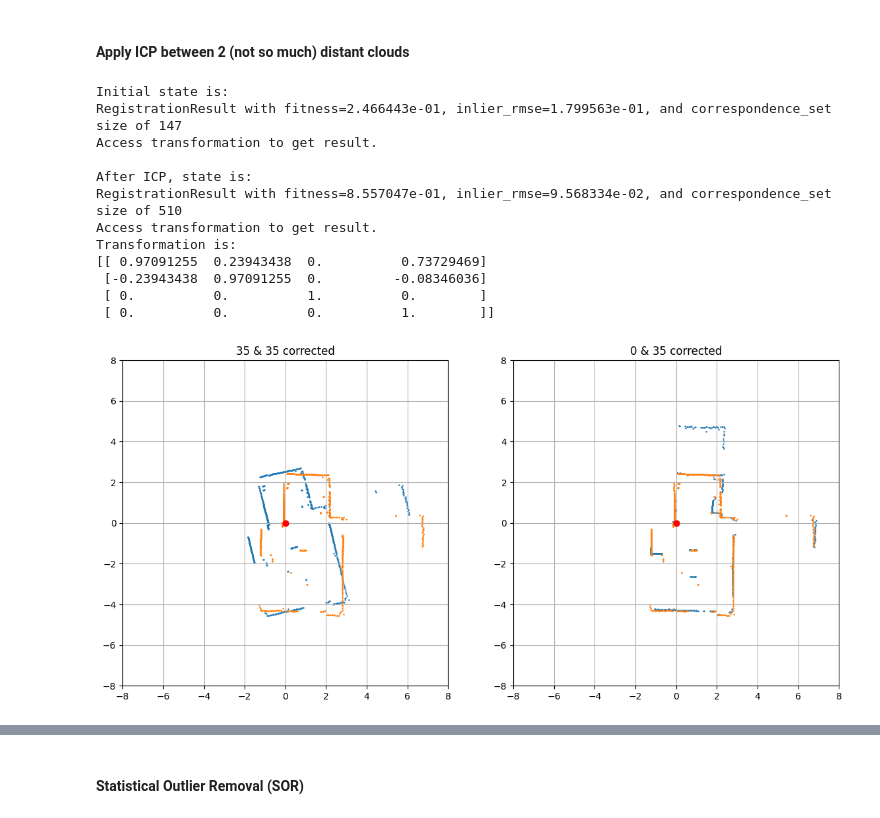
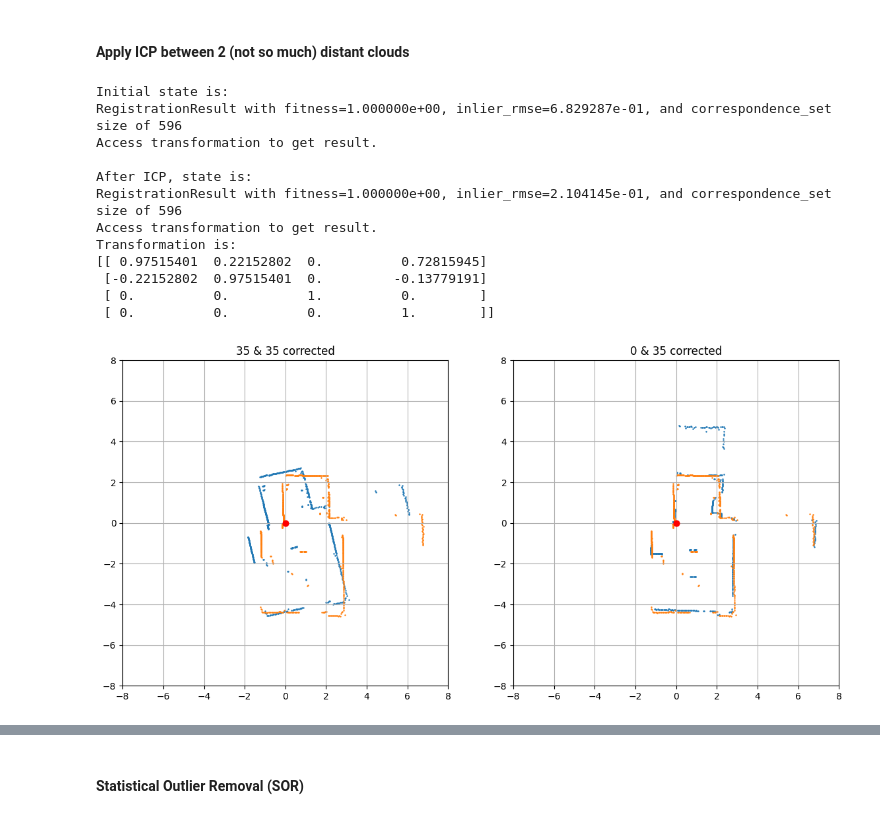
Before and after one commit to HumbertoDiego/lidar-experiments, a Jupyter notebook: Theory 2.2-ICPModerateDataset.ipynb, the cells around one changed output, grey strips where cells are left out. Cells and saved outputs as stored; diff of their text form; code cells hidden in the pictures.

```diff
--- a/Theory 2.2-ICPModerateDataset.ipynb
+++ b/Theory 2.2-ICPModerateDataset.ipynb
@@ -94,7 +95,8 @@ time: 16 ms (started: 2024-11-18 22:56:01 -03:00)
 # %% [markdown]
 ### Open Dataset
 # %%
-df = pd.read_csv("./sample_data/t_x_y_z.csv", names=["time","x","y","z"], header=None)
+sample_i = "1"
+df = pd.read_csv(f"./sample_data/t_x_y_z{sample_i}.csv", names=["time","x","y","z"], header=None)
 df.tail(5)
 # %% [output]
 |  | time | x | y | z |
@@ -247,21 +249,25 @@ Result: <a href="imgs/scatter_animation.mp4">imgs/scatter_animation.mp4</a>
 # %% [markdown]
 #### Apply ICP between 2 (not so much) distant clouds
 # %%
-# initializations
+# remove time column
 for i in range(len(dfs)):
     try:
-        del dfs[i]['time'] # remove time column
+        del dfs[i]['time']
     except:
         pass
+
+# to numpy
+scans = []
+for i in range(len(dfs)):
+    scans.append(dfs[i].to_numpy())
 
 def transform(T,array):
     ones_row = np.ones((1, array.T.shape[1]))
     source_homogeneous = np.append( array.T , ones_row, axis=0)
     return T @ source_homogeneous
 
-def correct_cloud(source_idx,target_idx, sor=(), icp_threshold = 0.3, ignore_threshold=(), verbose=False):
+def correct_cloud(source_array, target_array, sor=(), icp_threshold = 3, init_trans=np.eye(4), verbose=False):
     # Pass xyz to Open3D.o3d.geometry.PointCloud
-    target_array = dfs[target_idx].to_numpy()
     target = o3d.geometry.PointCloud()
     target.points = o3d.utility.Vector3dVector(target_array)
     if sor:
@@ -270,7 +276,6 @@ def correct_cloud(source_idx,target_idx, sor=(), icp_threshold = 0.3, ignore_thr
                                                     std_ratio=sor[1])
         target = target.select_by_index(ind)
 
-    source_array = dfs[source_idx].to_numpy()
     source = o3d.geometry.PointCloud()
     source.points = o3d.utility.Vector3dVector(source_array)
     if sor:
@@ -286,48 +291,48 @@ def correct_cloud(source_idx,target_idx, sor=(), icp_threshold = 0.3, ignore_thr
         print(evaluation)
 
     # apply Open3D ICP
-    reg_p2p = o3d.pipelines.registration.registration_icp(source, target, icp_threshold)
-    if ignore_threshold:
-        if reg_p2p.fitness < ignore_threshold[0]:
-            print(f"\nBad fitness, {reg_p2p.fitness:.3f}<{ignore_threshold[0]} on {source_idx} to {target_idx}.")
-            return None, None, [], []
-        if reg_p2p.inlier_rmse > ignore_threshold[1]:
-            print(f"\nBad RMSE, {reg_p2p.inlier_rmse:.3f}>{ignore_threshold[1]} on {source_idx} to {target_idx}.")
-            return None, None, [], []
+    reg_p2p = o3d.pipelines.registration.registration_icp(source, target, icp_threshold, init_trans)
+    # if ignore_threshold:
+    #     if reg_p2p.fitness < ignore_threshold[0]:
+    #         print(f"\nBad fitness, {reg_p2p.fitness:.3f}<{ignore_threshold[0]} on {source_idx} to {target_idx}.")
+    #         return None, None, [], []
+    #     if reg_p2p.inlier_rmse > ignore_threshold[1]:
+    #         print(f"\nBad RMSE, {reg_p2p.inlier_rmse:.3f}>{ignore_threshold[1]} on {source_idx} to {target_idx}.")
+    #         return None, None, [], []
     if verbose:
         print("\nAfter ICP, state is:")
         print(reg_p2p)
         print("Transformation is:")
         print(reg_p2p.transformation)
 
     # correct
     source_corrected = transform(reg_p2p.transformation, source_array)
     return reg_p2p.fitness, reg_p2p.inlier_rmse, reg_p2p.transformation, source_corrected
 
 source_idx, target_idx = 35, 0
-_, _, _, source_corrected = correct_cloud(source_idx, target_idx, verbose=True)
+_, _, _, source_corrected = correct_cloud(scans[source_idx], scans[target_idx], verbose=True)
 
 # plot
 fig, (ax1,ax2) = plt.subplots(1,2,figsize=(14,10))
 plot_2d(dfs[source_idx].x, dfs[source_idx].y,  "", ax1)
 plot_2d(source_corrected[0,:], source_corrected[1,:], f"{source_idx} & {source_idx} corrected", ax1)
 ax1.grid()
 
 plot_2d(dfs[target_idx].x, dfs[target_idx].y, "", ax2)
 plot_2d(source_corrected[0,:], source_corrected[1,:], f"{target_idx} & {source_idx} corrected", ax2)
 ax2.grid()
 plt.show()
 # %% [output]
 Initial state is:
-RegistrationResult with fitness=2.466443e-01, inlier_rmse=1.799563e-01, and correspondence_set size of 147
+RegistrationResult with fitness=1.000000e+00, inlier_rmse=6.829287e-01, and correspondence_set size of 596
 Access transformation to get result.
 
 After ICP, state is:
-RegistrationResult with fitness=8.557047e-01, inlier_rmse=9.568334e-02, and correspondence_set size of 510
+RegistrationResult with fitness=1.000000e+00, inlier_rmse=2.104145e-01, and correspondence_set size of 596
 Access transformation to get result.
 Transformation is:
-[[ 0.97091255  0.23943438  0.          0.73729469]
- [-0.23943438  0.97091255  0.         -0.08346036]
+[[ 0.97515401  0.22152802  0.          0.72815945]
+ [-0.22152802  0.97515401  0.         -0.13779191]
  [ 0.          0.          1.          0.        ]
  [ 0.          0.          0.          1.        ]]
-[figure, old version]
+[figure, new version]
```
Also changed, not shown: parts of 15 cells of this notebook, 22 other files.
